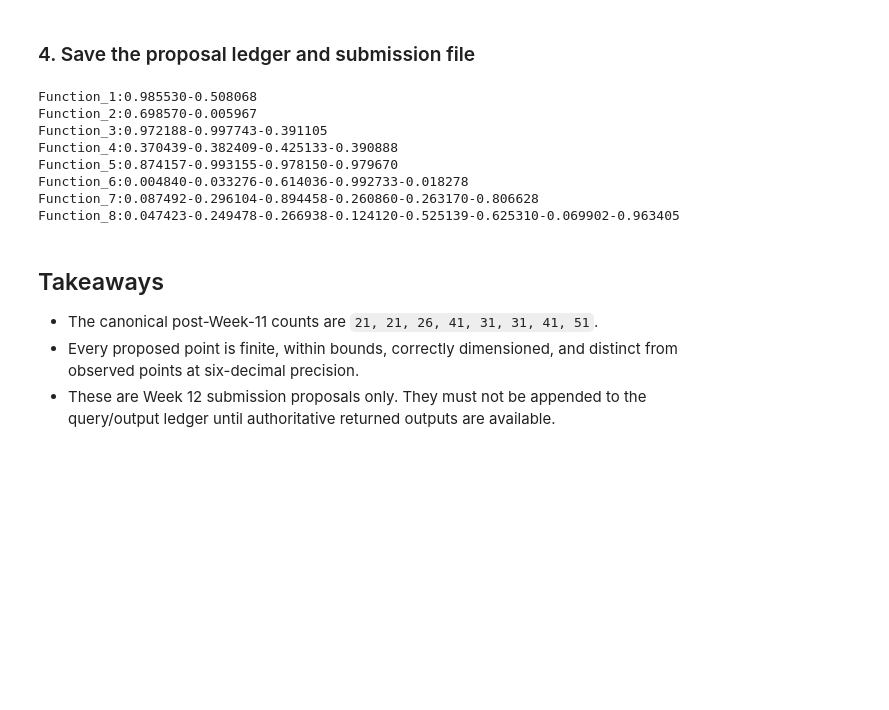
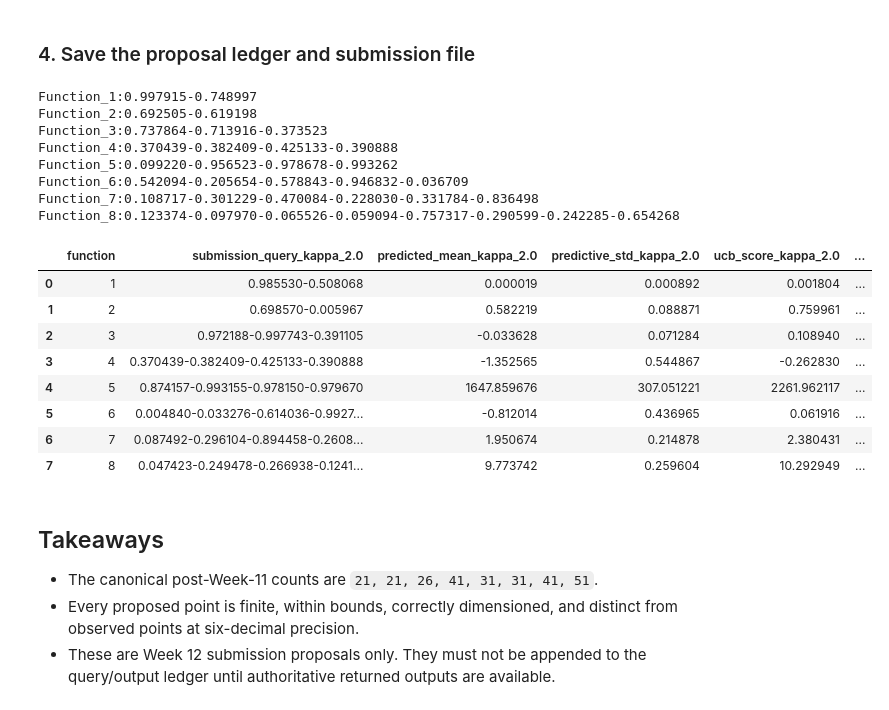
Before and after one commit to JPAmewu/My_Capstone_1_Imperial, a Jupyter notebook: Week_12/02_Notebook/Week_12_Capstone.ipynb, the cells around one changed output. Drawn from its saved outputs; the diff is of its cells as text; code cells hidden in the pictures; blank space fills up the shorter version.

```diff
--- a/Week_12/02_Notebook/Week_12_Capstone.ipynb
+++ b/Week_12/02_Notebook/Week_12_Capstone.ipynb
@@ -241,19 +241,41 @@ You might also want to scale the data as shown in:
 ### 4. Save the proposal ledger and submission file
 # %%
 proposal_path = ROOT / 'Results' / 'bbo_query_ledger.csv'
+archive_path = ROOT / 'Results' / 'archive' / 'bbo_query_ledger_kappa_2.0.csv'
+if proposal_path.is_file():
+    previous = pd.read_csv(proposal_path)
+    if len(previous) == 8 and previous['kappa'].eq(2.0).all():
+        archive_path.parent.mkdir(parents=True, exist_ok=True)
+        previous.to_csv(archive_path, index=False)
 proposals.to_csv(proposal_path, index=False)
+if archive_path.is_file():
+    baseline = pd.read_csv(archive_path)
+    comparison = baseline[['function', 'submission_query', 'predicted_mean', 'predictive_std', 'ucb_score']].merge(
+        proposals[['function', 'submission_query', 'predicted_mean', 'predictive_std', 'ucb_score']],
+        on='function', suffixes=('_kappa_2.0', '_kappa_0.1'))
+    comparison.to_csv(ROOT / 'Results' / 'bbo_query_kappa_comparison.csv', index=False)
 query_path = ROOT / 'Week_12' / '01_Queries' / 'week_12_query_points.txt'
 query_path.write_text(''.join(f"Function_{row.function}:{row.submission_query}\n" for row in proposals.itertuples()), encoding='utf-8')
 print(query_path.read_text())
+comparison
 # %% [output]
-Function_1:0.985530-0.508068
-Function_2:0.698570-0.005967
-Function_3:0.972188-0.997743-0.391105
+Function_1:0.997915-0.748997
+Function_2:0.692505-0.619198
+Function_3:0.737864-0.713916-0.373523
 Function_4:0.370439-0.382409-0.425133-0.390888
-Function_5:0.874157-0.993155-0.978150-0.979670
-Function_6:0.004840-0.033276-0.614036-0.992733-0.018278
-Function_7:0.087492-0.296104-0.894458-0.260860-0.263170-0.806628
-Function_8:0.047423-0.249478-0.266938-0.124120-0.525139-0.625310-0.069902-0.963405
+Function_5:0.099220-0.956523-0.978678-0.993262
+Function_6:0.542094-0.205654-0.578843-0.946832-0.036709
+Function_7:0.108717-0.301229-0.470084-0.228030-0.331784-0.836498
+Function_8:0.123374-0.097970-0.065526-0.059094-0.757317-0.290599-0.242285-0.654268
+|  | function | submission_query_kappa_2.0 | predicted_mean_kappa_2.0 | predictive_std_kappa_2.0 | ucb_score_kappa_2.0 | ... |
+| 0 | 1 | 0.985530-0.508068 | 0.000019 | 0.000892 | 0.001804 | ... |
+| 1 | 2 | 0.698570-0.005967 | 0.582219 | 0.088871 | 0.759961 | ... |
+| 2 | 3 | 0.972188-0.997743-0.391105 | -0.033628 | 0.071284 | 0.108940 | ... |
+| 3 | 4 | 0.370439-0.382409-0.425133-0.390888 | -1.352565 | 0.544867 | -0.262830 | ... |
+| 4 | 5 | 0.874157-0.993155-0.978150-0.979670 | 1647.859676 | 307.051221 | 2261.962117 | ... |
+| 5 | 6 | 0.004840-0.033276-0.614036-0.9927... | -0.812014 | 0.436965 | 0.061916 | ... |
+| 6 | 7 | 0.087492-0.296104-0.894458-0.2608... | 1.950674 | 0.214878 | 2.380431 | ... |
+| 7 | 8 | 0.047423-0.249478-0.266938-0.1241... | 9.773742 | 0.259604 | 10.292949 | ... |
 # %% [markdown]
 ## Takeaways
 
```
Also changed, not shown: parts of 2 cells of this notebook, 9 other files.
